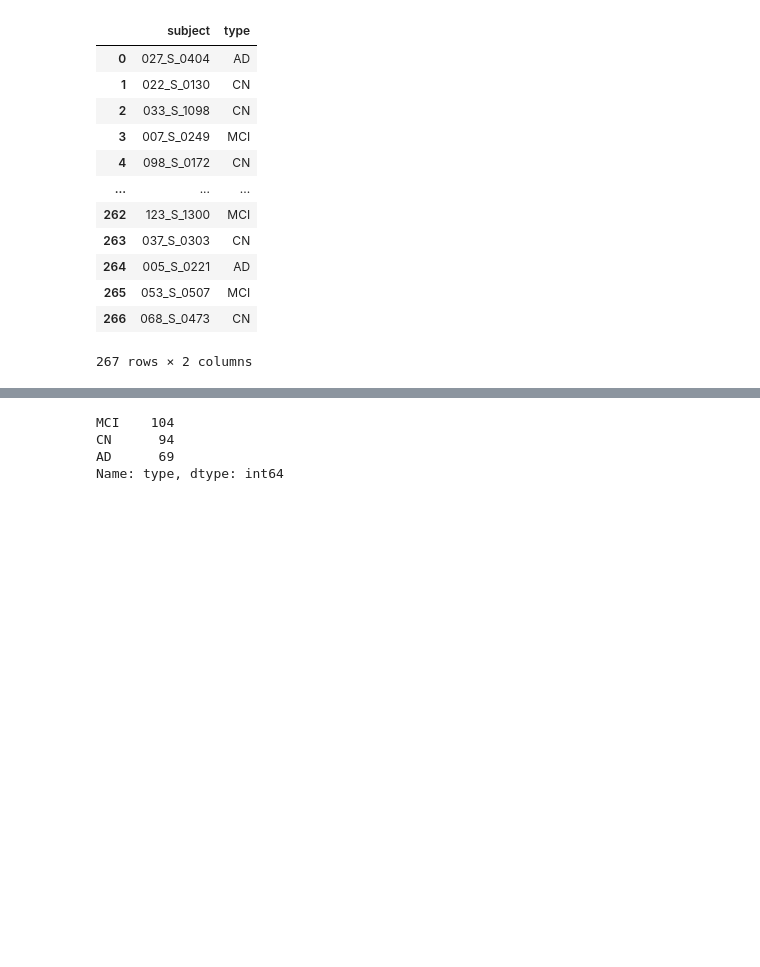
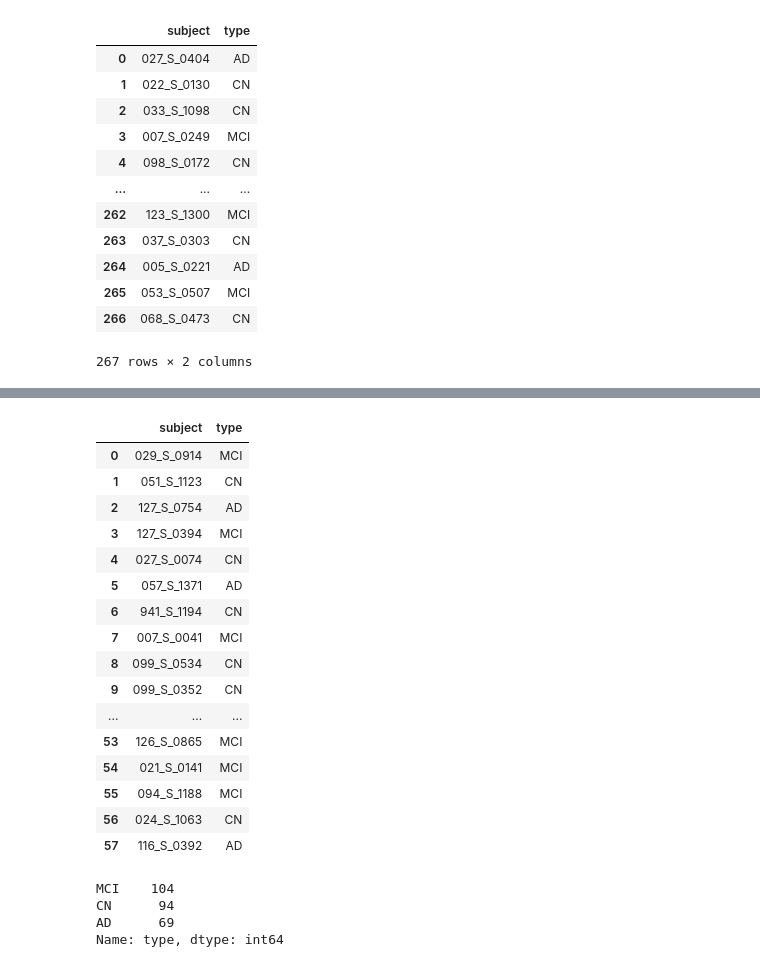
Before and after one commit to tanyelai/alzheimer, a Jupyter notebook: utils/prepare_paths.ipynb, the cells around one changed output, grey strips where cells are left out. Saved outputs shown, nothing was run; the diff lists cells and outputs as text; code cells hidden in the pictures; blank space fills up the shorter version.

```diff
--- a/utils/prepare_paths.ipynb
+++ b/utils/prepare_paths.ipynb
@@ -179,3 +192,23 @@ test
+# %%
+val
+# %% [output]
+|  | subject | type |
+| 0 | 029_S_0914 | MCI |
+| 1 | 051_S_1123 | CN |
+| 2 | 127_S_0754 | AD |
+| 3 | 127_S_0394 | MCI |
+| 4 | 027_S_0074 | CN |
+| 5 | 057_S_1371 | AD |
+| 6 | 941_S_1194 | CN |
+| 7 | 007_S_0041 | MCI |
+| 8 | 099_S_0534 | CN |
+| 9 | 099_S_0352 | CN |
+| ... | ... | ... |
+| 53 | 126_S_0865 | MCI |
+| 54 | 021_S_0141 | MCI |
+| 55 | 094_S_1188 | MCI |
+| 56 | 024_S_1063 | CN |
+| 57 | 116_S_0392 | AD |
 # %%
 train['type'].value_counts()
 # %% [output]
```
Also changed, not shown: parts of 13 cells of this notebook.
